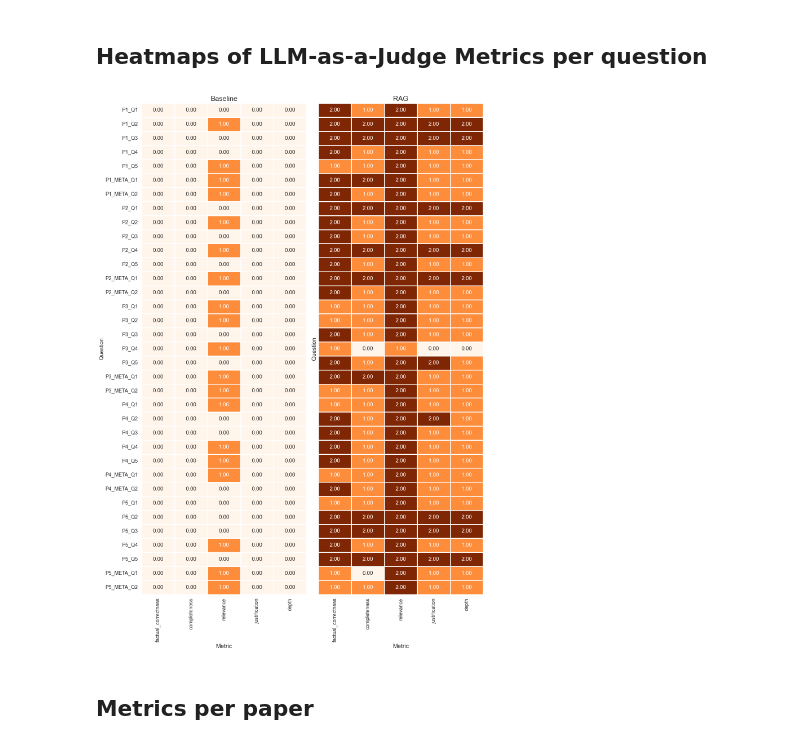
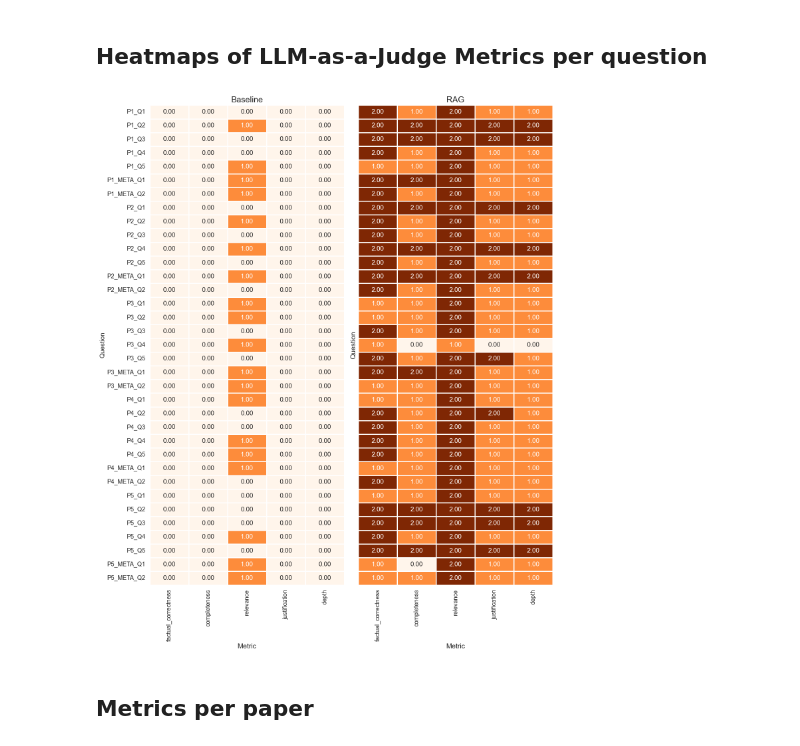
Before and after one commit to bennyhandball/Datenbanken, a Jupyter notebook: Experiment/evaluation.ipynb, the cells around one changed output. Saved outputs shown, nothing was run; the diff lists cells and outputs as text; code cells hidden in the pictures.

```diff
--- a/Experiment/evaluation.ipynb
+++ b/Experiment/evaluation.ipynb
@@ -141,7 +141,7 @@ plt.show()
 # %%
 fig, axes = plt.subplots(
     1, 2,
-    figsize=(14, 20),  # increase height
+    figsize=(14, 17),  # increase height
     sharey=True,
     gridspec_kw={'height_ratios': [1]}
 )
@@ -160,34 +160,34 @@ sns.heatmap(
     cbar=False
 )
 axes[0].set_title('Baseline', fontsize=title_fontsize)
 axes[0].set_xlabel('Metric', fontsize=label_fontsize)
 axes[0].set_ylabel('Question', fontsize=legend_fontsize)
 axes[0].set_yticklabels(baseline['question_id'], rotation=0, fontsize=tick_fontsize)
 axes[0].tick_params(axis='x', labelsize=tick_fontsize)
 axes[0].tick_params(axis='y', labelsize=tick_fontsize)
 
 sns.heatmap(
     rag[judge_metrics],
     ax=axes[1],
     vmin=vmin, vmax=vmax,
     cmap=heatmap_cmap,
     annot=True,
     fmt='.2f',
     annot_kws={'fontsize': annot_fontsize},
     linewidths=2,
     cbar=False
 )
 axes[1].set_title('RAG', fontsize=title_fontsize)
 axes[1].set_xlabel('Metric', fontsize=label_fontsize)
 axes[1].set_ylabel('Question', fontsize=label_fontsize)
 axes[1].set_yticklabels(rag['question_id'], rotation=0, fontsize=tick_fontsize)
 axes[1].tick_params(axis='x', labelsize=tick_fontsize)
 axes[1].tick_params(axis='y', labelsize=tick_fontsize)
 
 plt.tight_layout()
 plt.show()
 # %% [output]
-[figure, old version]
+[figure, new version]
 # %% [markdown]
 ## Metrics per paper
 # %%
```
Also changed, not shown: parts of 5 cells of this notebook, 6 other files.
